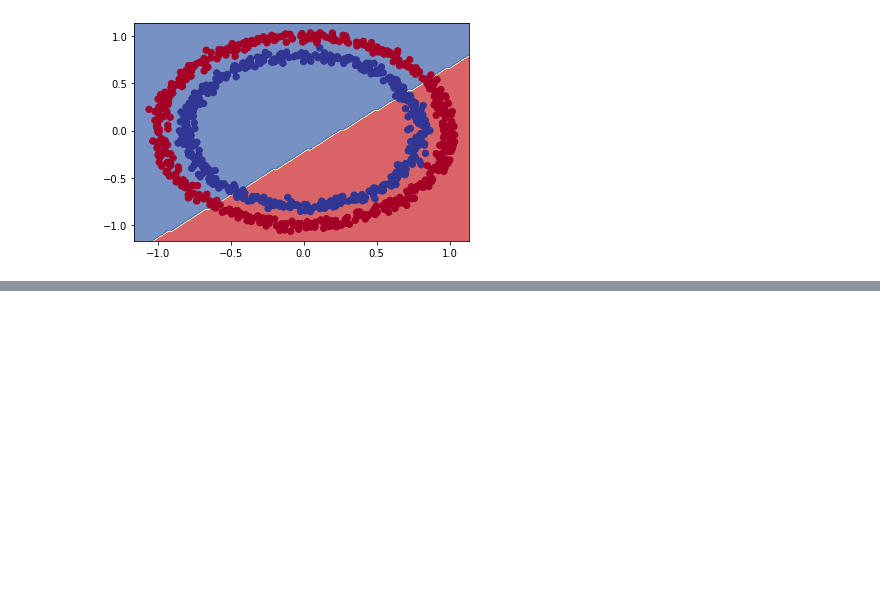
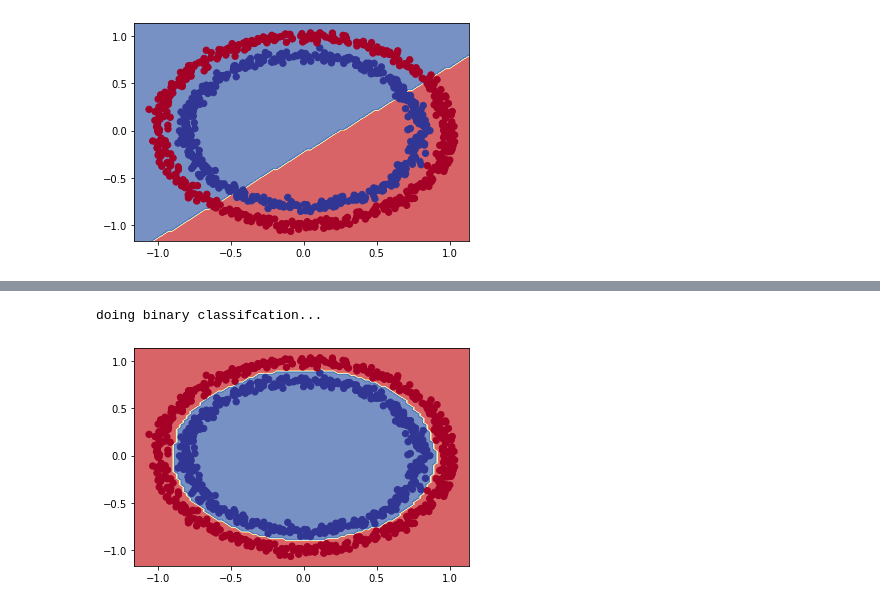
Before and after one commit to unaveenj/Tensorflow-and-Deeplearning-Refresher-, a Jupyter notebook: Tensorflow_Classfication_Problem.ipynb, the cells around one changed output, grey strips where cells are left out. Saved outputs shown, nothing was run; the diff lists cells and outputs as text; code cells hidden in the pictures; blank space fills up the shorter version.

```diff
--- a/Tensorflow_Classfication_Problem.ipynb
+++ b/Tensorflow_Classfication_Problem.ipynb
@@ -276,0 +282,17 @@ doing multiclass classification...
+# %%
+#Another model
+
+#1. Create a model
+model_5 = tf.keras.models.Sequential([
+    tf.keras.layers.Dense(100,activation='relu'),
+    tf.keras.layers.Dense(100,activation='relu'),
+    tf.keras.layers.Dense(1,activation='sigmoid')
+])
+
+#2. Compile the model
+model_5.compile(loss=tf.keras.losses.BinaryCrossentropy(),
+                optimizer=tf.keras.optimizers.Adam(),
+                metrics=["accuracy"])
+
+#3. Fit the model
+model_5.fit(X,y,epochs=100)
@@ -276,0 +318,5 @@ doing multiclass classification...
+# %%
+plot_decision_boundary(model_5, X, y)
+# %% [output]
+doing binary classifcation...
+[figure, added]
```
Also changed, not shown: parts of 24 cells of this notebook.
